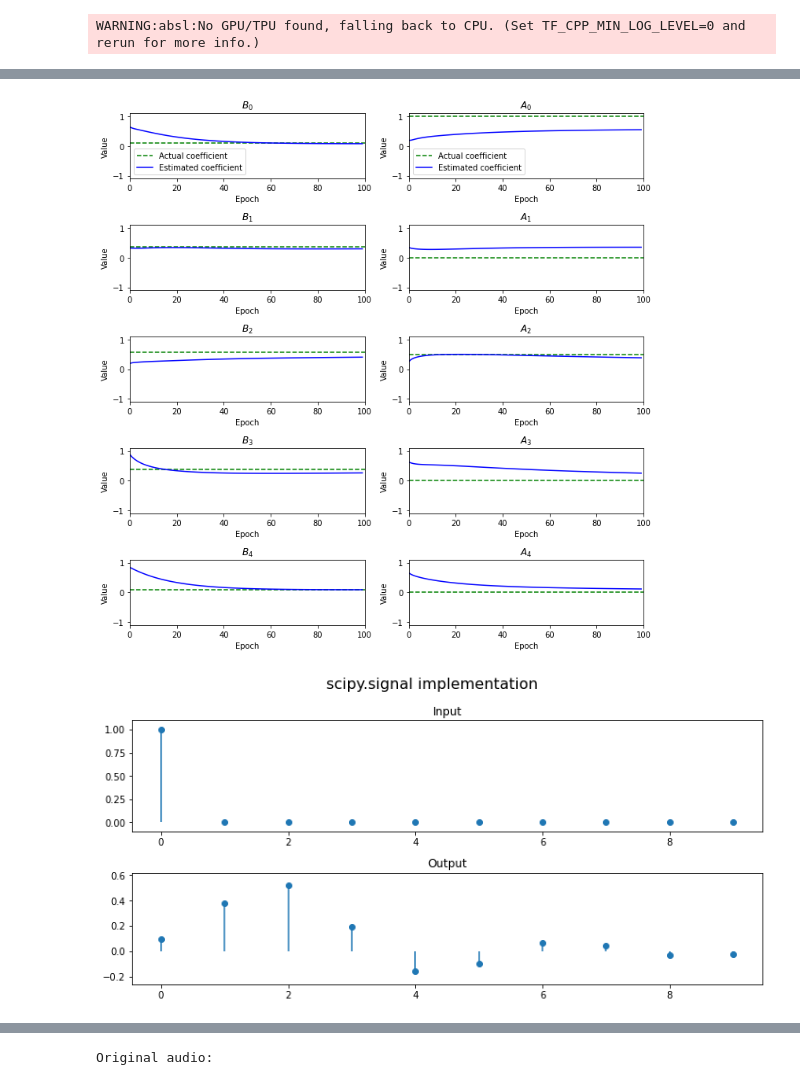
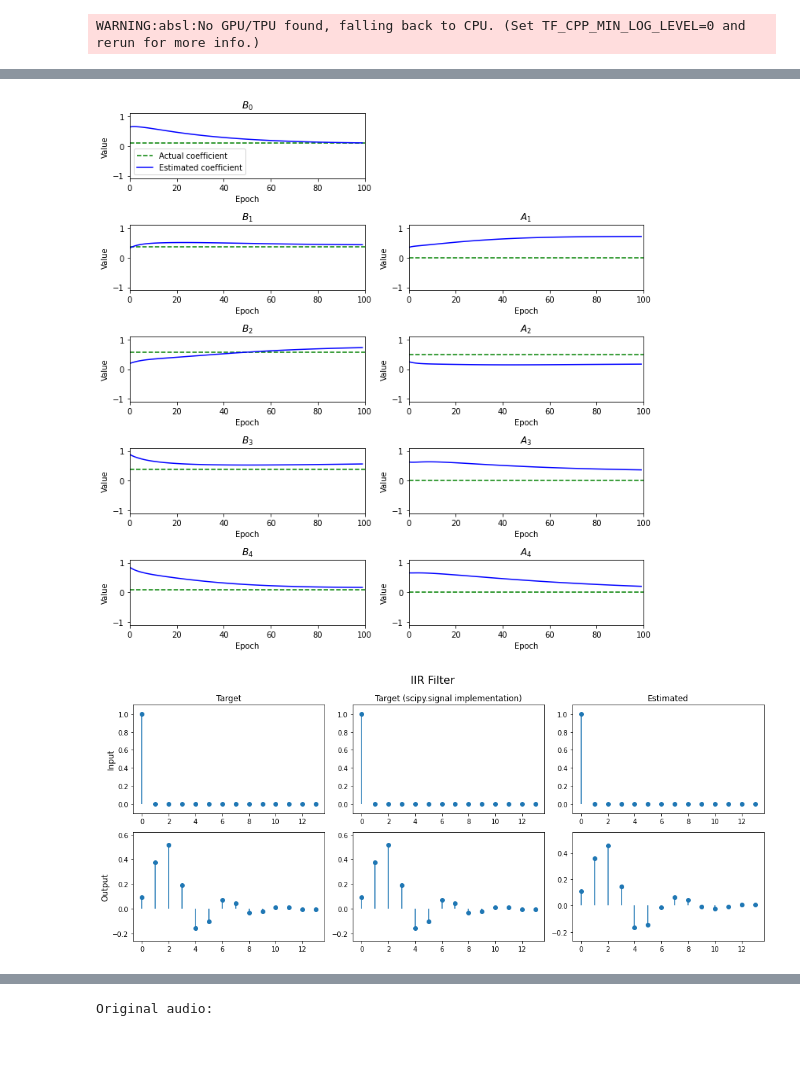
Before and after one commit to khiner/jaxdsp, a Jupyter notebook: jax_audio_experiments.ipynb, the cells around one changed output, grey strips where cells are left out. Drawn from its saved outputs; the diff is of its cells as text; code cells hidden in the pictures; blank space fills up the shorter version.

```diff
--- a/jax_audio_experiments.ipynb
+++ b/jax_audio_experiments.ipynb
@@ -48,15 +65,24 @@ WARNING:absl:No GPU/TPU found, falling back to CPU. (Set TF_CPP_MIN_LOG_LEVEL=0
 # %%
 from matplotlib import pyplot as plt
 
-def plot_filter(X, Y, title):
-    _, (in_plot, out_plot) = plt.subplots(2, figsize=(10, 5))
+def plot_filter(X, Y, Y_scipy, Y_estimated, title):
+    column_titles = ['Target', 'Target (scipy.signal implementation)', 'Estimated']
+    row_titles = ['Input', 'Output']
+    Ys = [Y, Y_scipy, Y_estimated]
+    _, axes = plt.subplots(2, 3, figsize=(14, 6))
     plt.suptitle(title, size=16)
-    in_plot.set_title('Input')
-    in_plot.stem(X, basefmt=' ')
-    in_plot.set_ylim([X.min() - 0.1, X.max() + 0.1])
-    out_plot.set_title('Output')
-    out_plot.stem(Y, basefmt=' ')
-    out_plot.set_ylim([Y.min() - 0.1, Y.max() + 0.1])
+    for ax, column_title in zip(axes[0], column_titles):
+        ax.set_title(column_title)
+    for ax, row_title in zip(axes[:,0], row_titles):
+        ax.set_ylabel(row_title, size='large')
+    for i, ax_column in enumerate(axes.T):
+        in_plot = ax_column[0]
+        in_plot.stem(X, basefmt=' ')
+        in_plot.set_ylim([X.min() - 0.1, X.max() + 0.1])
+
+        out_plot = ax_column[1]
+        out_plot.stem(Ys[i], basefmt=' ')
+        out_plot.set_ylim([Ys[i].min() - 0.1, Ys[i].max() + 0.1])
     plt.tight_layout()
 # %%
 %%time
@@ -102,16 +120,18 @@ plot_filter(X, Y_actual, 'FIR Filter (Estimated)')
 # %%
-# TODO use https://stackoverflow.com/a/50593399/780425 as a reference
 def tick_iir_filter(x, B, A, inputs, outputs):
     next_inputs = jnp.concatenate([jnp.array([x]), inputs[0:-1]])
     y = B @ next_inputs
-    y -= A @ outputs
-    next_outputs = jnp.concatenate([jnp.array([y]), outputs[0:-1]])
+    if outputs.size > 0:
+        y -= A[1:] @ outputs
+        next_outputs = jnp.concatenate([jnp.array([y]), outputs[0:-1]])
+    else:
+        next_outputs = outputs
     return y, next_inputs, next_outputs
 # %%
 # Fills Y in-place
 def iir_filter(X, Y, B, A):
     inputs = jnp.zeros(B.size)
-    outputs = jnp.zeros(A.size)
+    outputs = jnp.zeros(A.size - 1)
     for i, x in enumerate(X):
         y, inputs, outputs = tick_iir_filter(x, B, A, inputs, outputs)
         Y = Y.at[i].set(y) # Y[i] = y
@@ -128,5 +143,4 @@ plot_filter(X, Y_iir, 'TODO IIR calculation of the same FIR filter is different'
 # %%
-X = jnp.concatenate([jnp.array([1]), jnp.zeros(9)])
 Y = jnp.zeros(X.size)
 B_target, A_target = signal.butter(4, 0.5, 'low')
 Y_target = iir_filter(X, Y, B_target, A_target)
@@ -160,6 +174,9 @@ for param_index in range(params.shape[-1]):
 
 for param_index in range(params.shape[-1]):
     param_plot = axes[param_index][1]
+    if param_index == 0:
+        param_plot.axis('off')
+        continue
     param_plot.set_title('$A_%s$' % param_index)
     param_plot.set_xlim([0, epochs])
     param_plot.set_ylim([-1.1, 1.1])
@@ -171,9 +188,10 @@ for param_index in range(params.shape[-1]):
         param_plot.legend()
 plt.tight_layout()
 # %% [output]
-[figure, old version]
+[figure, new version]
 # %%
-z = signal.lfilter(B_target, A_target, X)
-plot_filter(X, z, 'scipy.signal implementation')
+Y_scipy = signal.lfilter(B_target, A_target, X)
+Y_estimated = iir_filter(X, Y, *params)
+plot_filter(X, Y_target, Y_scipy, Y_estimated, 'IIR Filter')
 # %% [output]
-[figure, old version]
+[figure, new version]
```
Also changed, not shown: parts of 13 cells of this notebook.
